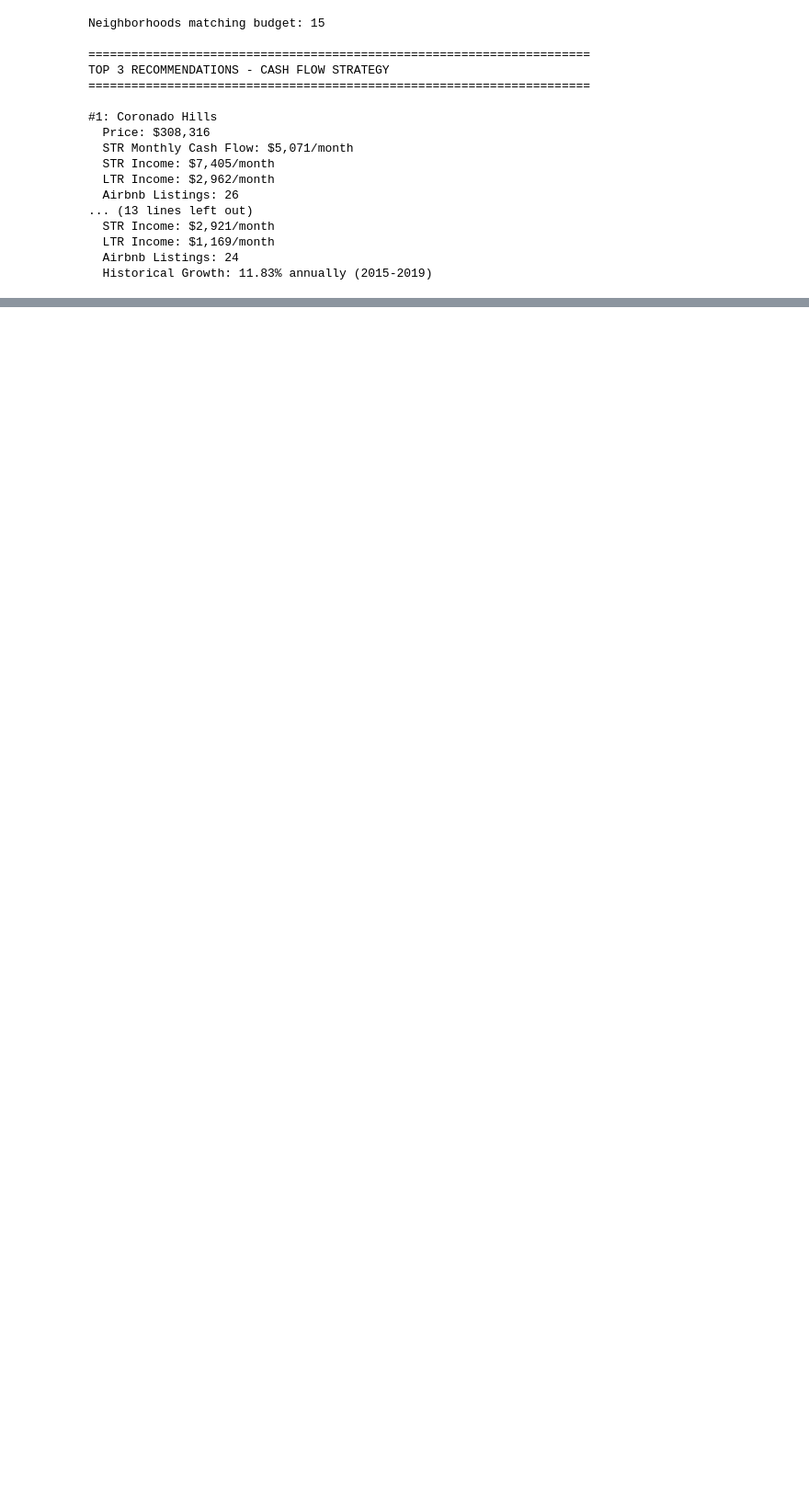
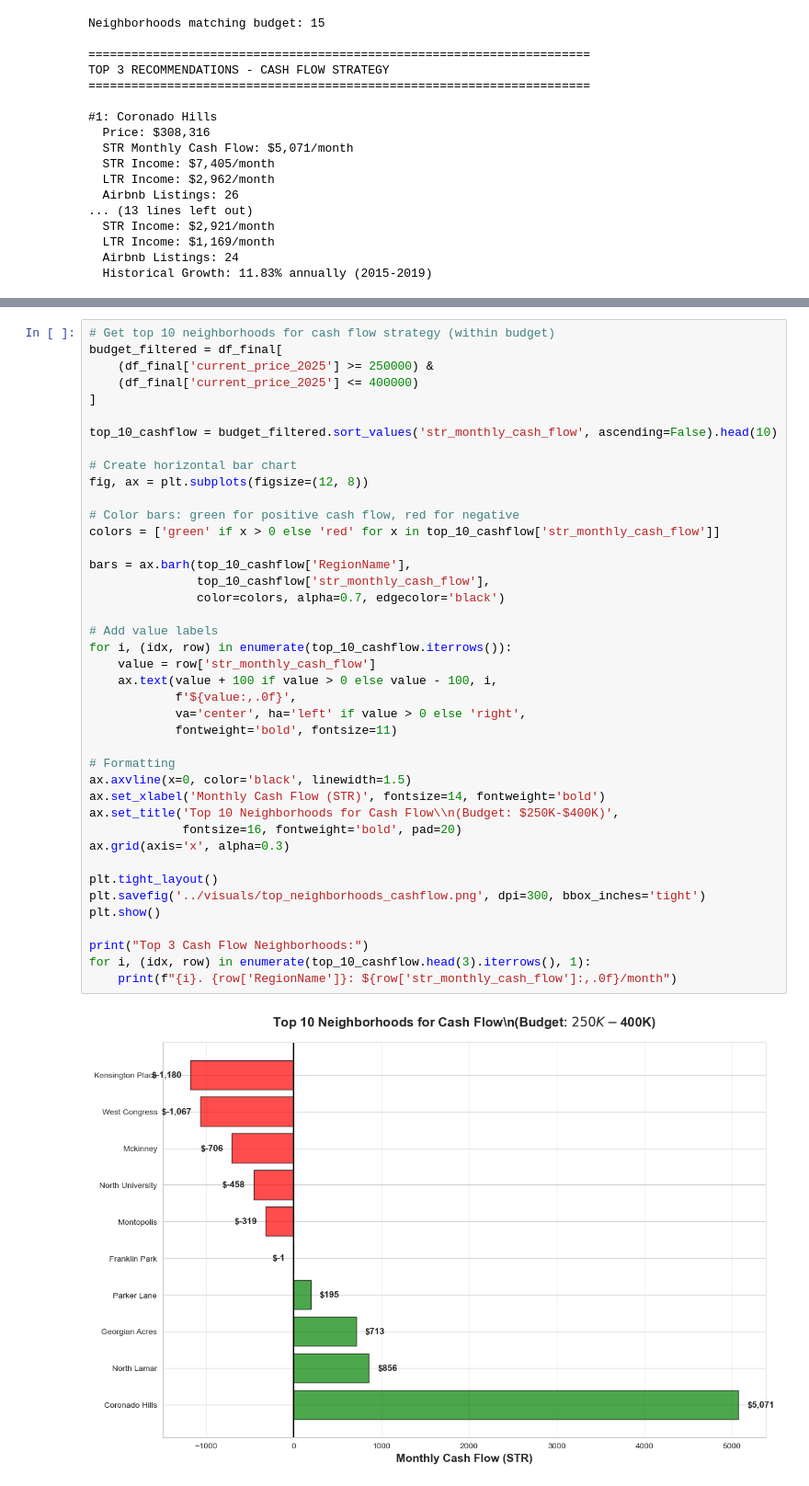
Before and after one commit to cleburn/austin-investment-analyzer, a Jupyter notebook: notebooks/texas-real-estate-analyzer.ipynb, the cells around one changed output, grey strips where cells are left out. Shown at 92% size. Drawn from its saved outputs; the diff is of its cells as text; blank space fills up the shorter version.

```diff
--- a/notebooks/texas-real-estate-analyzer.ipynb
+++ b/notebooks/texas-real-estate-analyzer.ipynb
@@ -703,0 +816,43 @@ TOP 3 RECOMMENDATIONS - CASH FLOW STRATEGY
+# %%
+# Get top 10 neighborhoods for cash flow strategy (within budget)
+budget_filtered = df_final[
+    (df_final['current_price_2025'] >= 250000) &
+    (df_final['current_price_2025'] <= 400000)
+]
+
+top_10_cashflow = budget_filtered.sort_values('str_monthly_cash_flow', ascending=False).head(10)
+
+# Create horizontal bar chart
+fig, ax = plt.subplots(figsize=(12, 8))
+
+# Color bars: green for positive cash flow, red for negative
+colors = ['green' if x > 0 else 'red' for x in top_10_cashflow['str_monthly_cash_flow']]
+
+bars = ax.barh(top_10_cashflow['RegionName'],
+               top_10_cashflow['str_monthly_cash_flow'],
+               color=colors, alpha=0.7, edgecolor='black')
+
+# Add value labels
+for i, (idx, row) in enumerate(top_10_cashflow.iterrows()):
+    value = row['str_monthly_cash_flow']
+    ax.text(value + 100 if value > 0 else value - 100, i,
+            f'${value:,.0f}',
+            va='center', ha='left' if value > 0 else 'right',
+            fontweight='bold', fontsize=11)
+
+# Formatting
+ax.axvline(x=0, color='black', linewidth=1.5)
+ax.set_xlabel('Monthly Cash Flow (STR)', fontsize=14, fontweight='bold')
+ax.set_title('Top 10 Neighborhoods for Cash Flow\\n(Budget: $250K-$400K)',
+             fontsize=16, fontweight='bold', pad=20)
+ax.grid(axis='x', alpha=0.3)
+
+plt.tight_layout()
+plt.savefig('../visuals/top_neighborhoods_cashflow.png', dpi=300, bbox_inches='tight')
+plt.show()
+
+print("Top 3 Cash Flow Neighborhoods:")
+for i, (idx, row) in enumerate(top_10_cashflow.head(3).iterrows(), 1):
+    print(f"{i}. {row['RegionName']}: ${row['str_monthly_cash_flow']:,.0f}/month")
+# %% [output]
+[figure, added]
```
Also changed, not shown: parts of 13 cells of this notebook, 4 other files.
